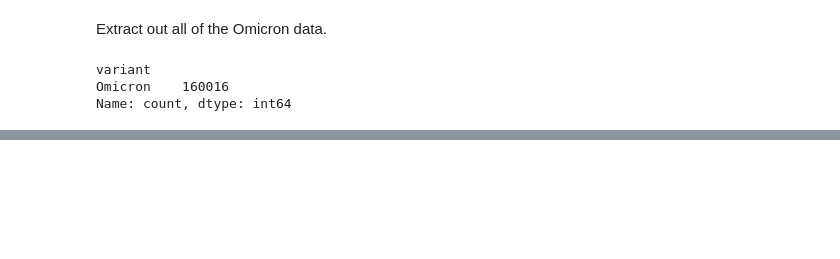
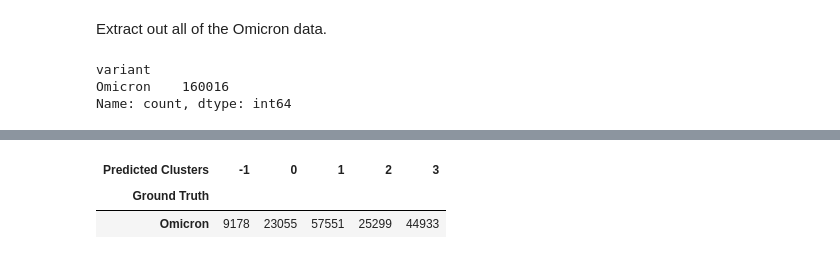
Before and after one commit to hubin-keio/Spike_NLP, a Jupyter notebook: notebooks/clustering/hdbscan_clustering-RBD.ipynb, the cells around one changed output, grey strips where cells are left out. Saved outputs shown, nothing was run; the diff lists cells and outputs as text; code cells hidden in the pictures; blank space fills up the shorter version.

```diff
--- a/notebooks/clustering/hdbscan_clustering-RBD.ipynb
+++ b/notebooks/clustering/hdbscan_clustering-RBD.ipynb
@@ -507,0 +778,9 @@ Name: count, dtype: int64
+# %%
+truth_table = pd.crosstab(info_df_o["variant"], hdb_labels_o,
+                                rownames=['Ground Truth'],
+                                colnames=['Predicted Clusters'])
+truth_table
+# %% [output]
+| Predicted Clusters | -1 | 0 | 1 | 2 | 3 |
+| Ground Truth |  |  |  |  |  |
+| Omicron | 9178 | 23055 | 57551 | 25299 | 44933 |
```
Also changed, not shown: parts of 22 cells of this notebook, 20 other files.
